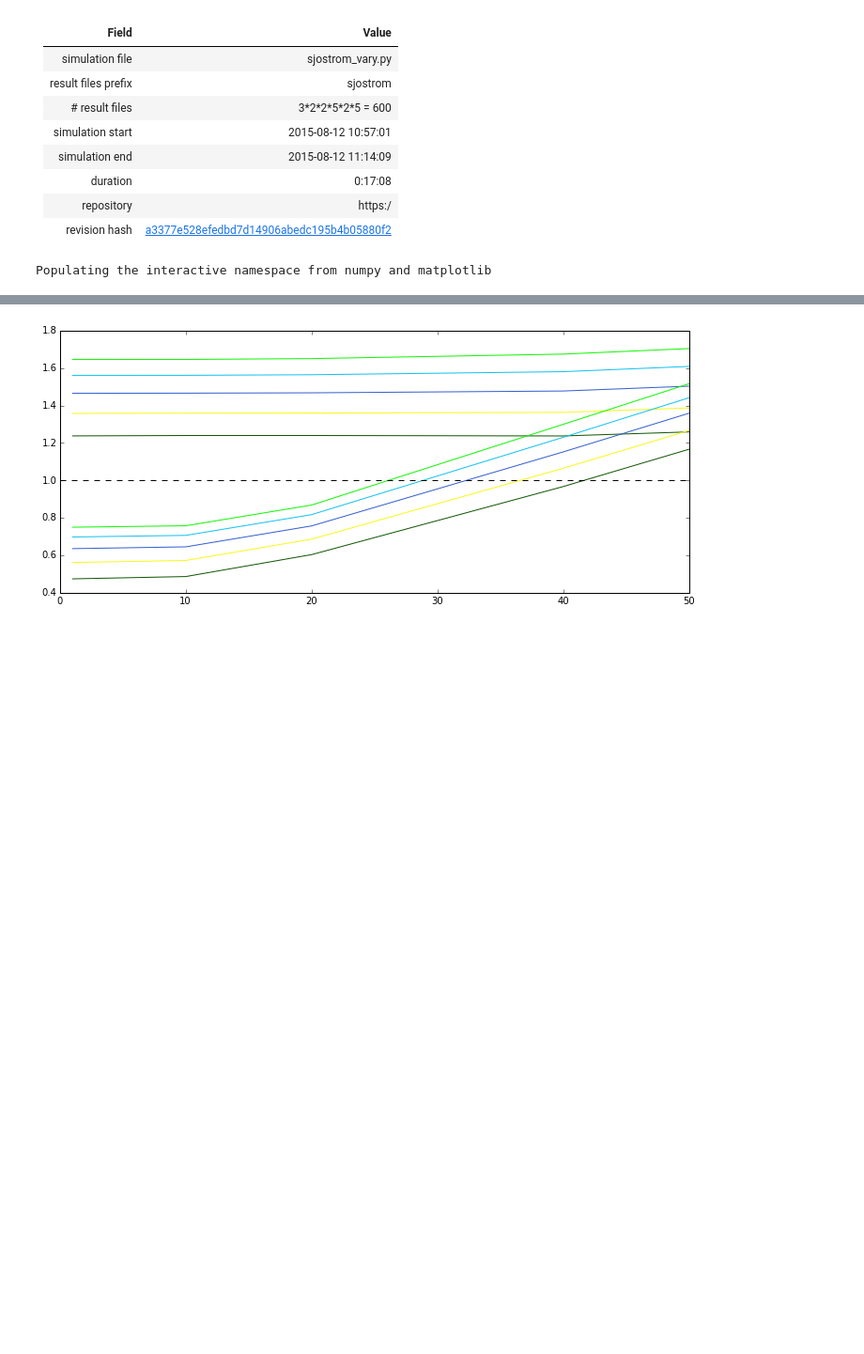
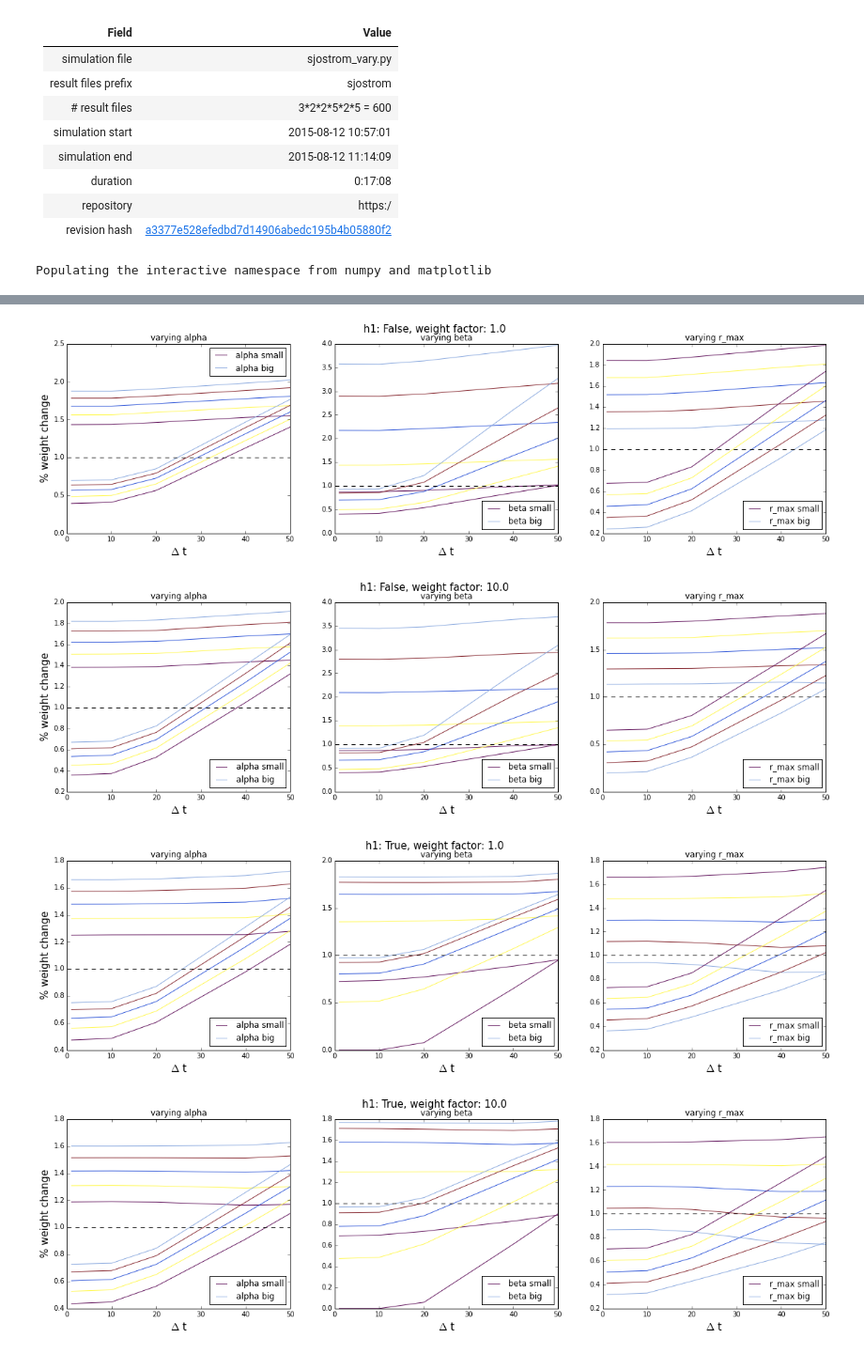
Before and after one commit to dspicher/STDP_Multicompartment, a Jupyter notebook: sjostrom/sjostrom_vary_and_h1_fits.ipynb, the cells around one changed output, grey strips where cells are left out. Shown at 94% size. Drawn from its saved outputs; the diff is of its cells as text; code cells hidden in the pictures; blank space fills up the shorter version.

Commit message:
changed threshold in sjostrom. TODO: improve fits

```diff
--- a/sjostrom/sjostrom_vary_and_h1_fits.ipynb
+++ b/sjostrom/sjostrom_vary_and_h1_fits.ipynb
@@ -45,0 +48,7 @@ from IPython.display import clear_output, display, HTML
+# %%
+def get_fit(h1, freq, delta):
+    return cPickle.load(open('sjostrom_fit_h1_{0}_freq_{1}_delta_{2}.p'.format(h1, freq, delta),'rb'))
+
+params_fit = list(product( h1_s, freq_s, delta_s))
+
+data_fit = {tup:get_fit(*tup) for tup in params_fit}
@@ -53,27 +141,29 @@ print colors
 # %%
 def show_plot(vary, h1, l_f):
-    figure(figsize=(12,5))
-    for i in i_s:
-        for delta in delta_s:
+    for delta in delta_s:
+        for i in [i_s[0], i_s[-1]] + i_s[1:-1]:
             dws = zeros(len(freq_s))
             for idx, freq in enumerate(freq_s):
                 p = (vary, h1, l_f, freq, delta, i)
-                curr = data[p][0]
+                curr = data_vary[p][0]
                 dws[idx] = curr.res['weights'][-1] / curr.res['weights'][0]
             plot([float(a) for a in freq_s], dws, c=colors[int(i)])
     plot([0,50],[1,1],'k--')
-# %%
-ts = data[params[0]][0].t
-i = interact(show_plot,
-key=widgets.ToggleButtons(description='key',options=['dendr_pred','weights','weight_updates', 'PIVs', 'y','h']),
-t_min=(0,int(np.round(ts[-1]))),
-t_max=(0,int(np.round(ts[-1]))),
-vary=widgets.ToggleButtons(description='vary',options=vary_s),
-h1=widgets.ToggleButtons(description='h1',options=h1_s),
-l_f=widgets.ToggleButtons(description='l_f',options=l_f_s),
-freq=widgets.ToggleButtons(description='freq',options=freq_s),
-delta=widgets.ToggleButtons(description='delta',options=delta_s),
-i=widgets.ToggleButtons(description='i',options=i_s),
-y_c=widgets.ToggleButtons(description='y_c',options=[str(a) for a in range(5)]))
-# %% [output]
-[figure, removed]
+# %%
+for h1 in h1_s:
+    for l_f in l_f_s:
+        figure(figsize=(20,5))
+        for i, vary in enumerate(vary_s):
+            subplot(1,3,i+1)
+            show_plot(vary, h1, l_f)
+            title('varying {0}'.format(vary))
+            xlabel('$\Delta$ t', fontsize=15)
+            if i==0:
+                ylabel('% weight change', fontsize=15)
+            legend(['{0} small'.format(vary), '{0} big'.format(vary)], loc=0)
+        suptitle('h1: {0}, weight factor: {1}'.format(h1, l_f), fontsize=15)
+# %% [output]
+[figure, added]
+[figure, added]
+[figure, added]
+[figure, added]
```
Also changed, not shown: parts of 12 cells of this notebook, 1 other file.
